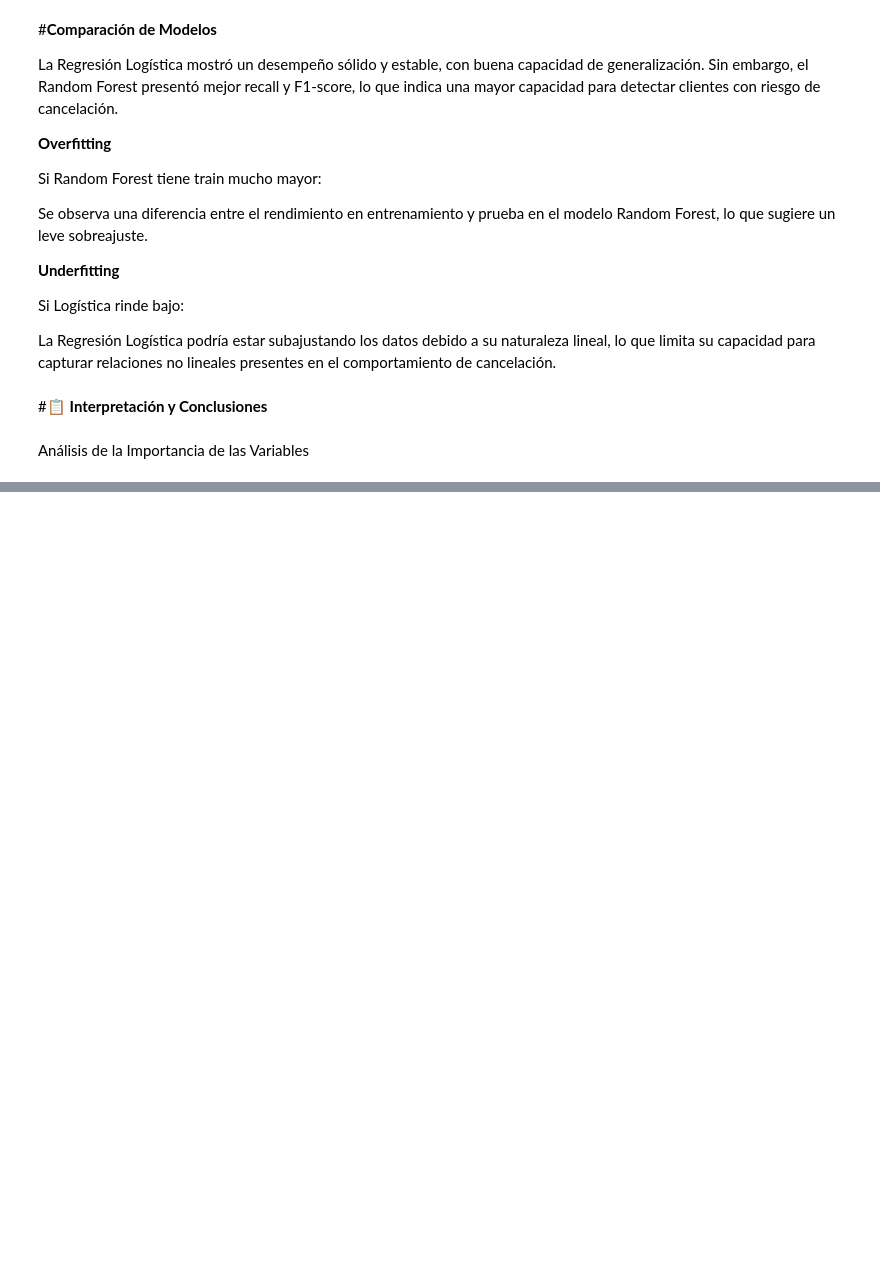
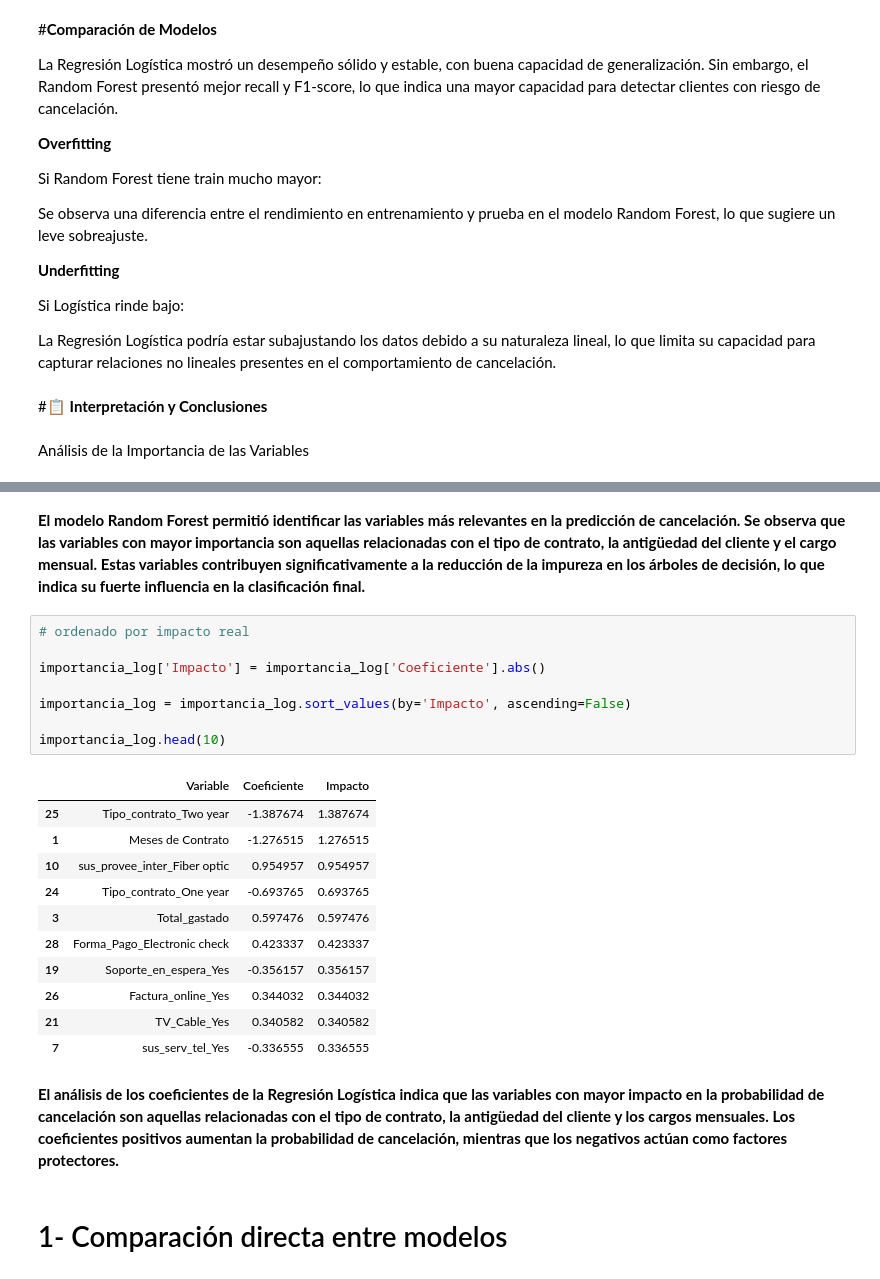
Before and after one commit to Charlymanuk/TELECOM-DESAFIO-PARTE-2, a Jupyter notebook: DESAFIO_TELECOM_2.ipynb, the cells around one changed output, grey strips where cells are left out. Cells and saved outputs as stored; diff of their text form; blank space fills up the shorter version.

Commit message:
Trabajo finalizado

```diff
--- a/DESAFIO_TELECOM_2.ipynb
+++ b/DESAFIO_TELECOM_2.ipynb
@@ -504,0 +636,26 @@ Análisis de la Importancia de las Variables
+# %% [markdown]
+**El modelo Random Forest permitió identificar las variables más relevantes en la predicción de cancelación. Se observa que las variables con mayor importancia son aquellas relacionadas con el tipo de contrato, la antigüedad del cliente y el cargo mensual. Estas variables contribuyen significativamente a la reducción de la impureza en los árboles de decisión, lo que indica su fuerte influencia en la clasificación final.**
+# %%
+# ordenado por impacto real
+
+importancia_log['Impacto'] = importancia_log['Coeficiente'].abs()
+
+importancia_log = importancia_log.sort_values(by='Impacto', ascending=False)
+
+importancia_log.head(10)
+# %% [output]
+|  | Variable | Coeficiente | Impacto |
+| 25 | Tipo_contrato_Two year | -1.387674 | 1.387674 |
+| 1 | Meses de Contrato | -1.276515 | 1.276515 |
+| 10 | sus_provee_inter_Fiber optic | 0.954957 | 0.954957 |
+| 24 | Tipo_contrato_One year | -0.693765 | 0.693765 |
+| 3 | Total_gastado | 0.597476 | 0.597476 |
+| 28 | Forma_Pago_Electronic check | 0.423337 | 0.423337 |
+| 19 | Soporte_en_espera_Yes | -0.356157 | 0.356157 |
+| 26 | Factura_online_Yes | 0.344032 | 0.344032 |
+| 21 | TV_Cable_Yes | 0.340582 | 0.340582 |
+| 7 | sus_serv_tel_Yes | -0.336555 | 0.336555 |
+# %% [markdown]
+**El análisis de los coeficientes de la Regresión Logística indica que las variables con mayor impacto en la probabilidad de cancelación son aquellas relacionadas con el tipo de contrato, la antigüedad del cliente y los cargos mensuales. Los coeficientes positivos aumentan la probabilidad de cancelación, mientras que los negativos actúan como factores protectores.**
+# %% [markdown]
+# 1- Comparación directa entre modelos
```
Also changed, not shown: parts of 30 cells of this notebook.
